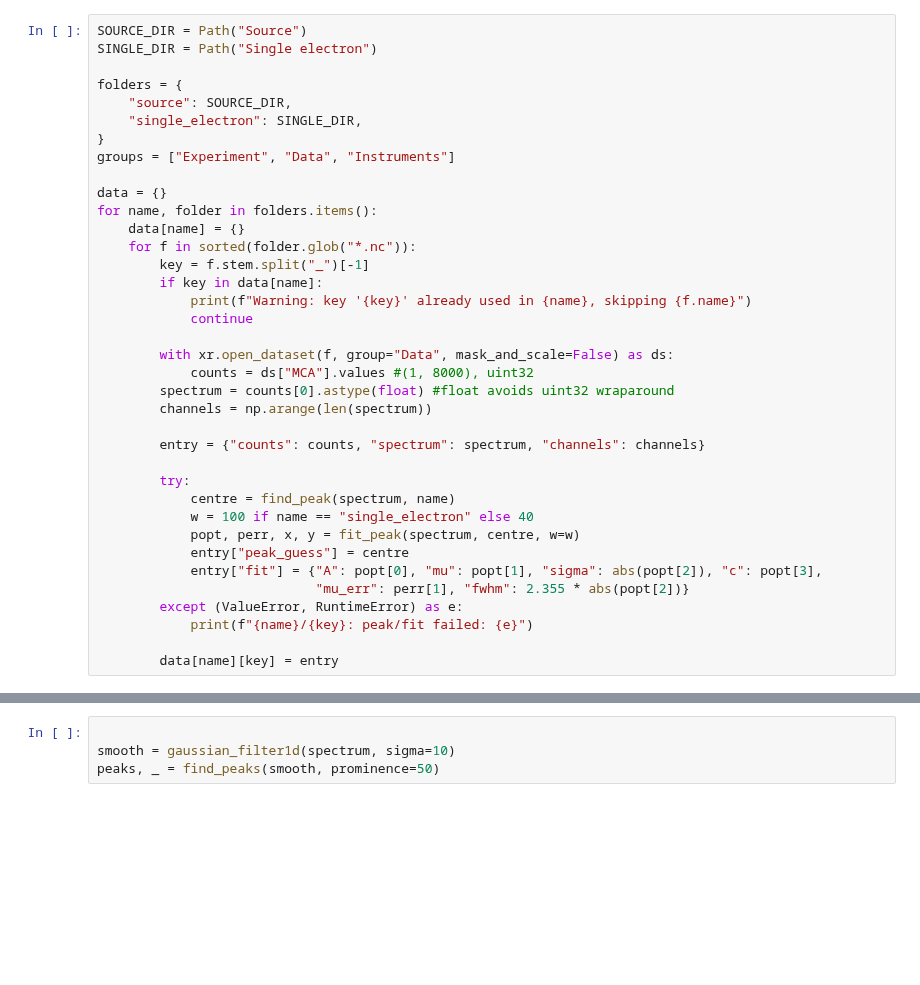
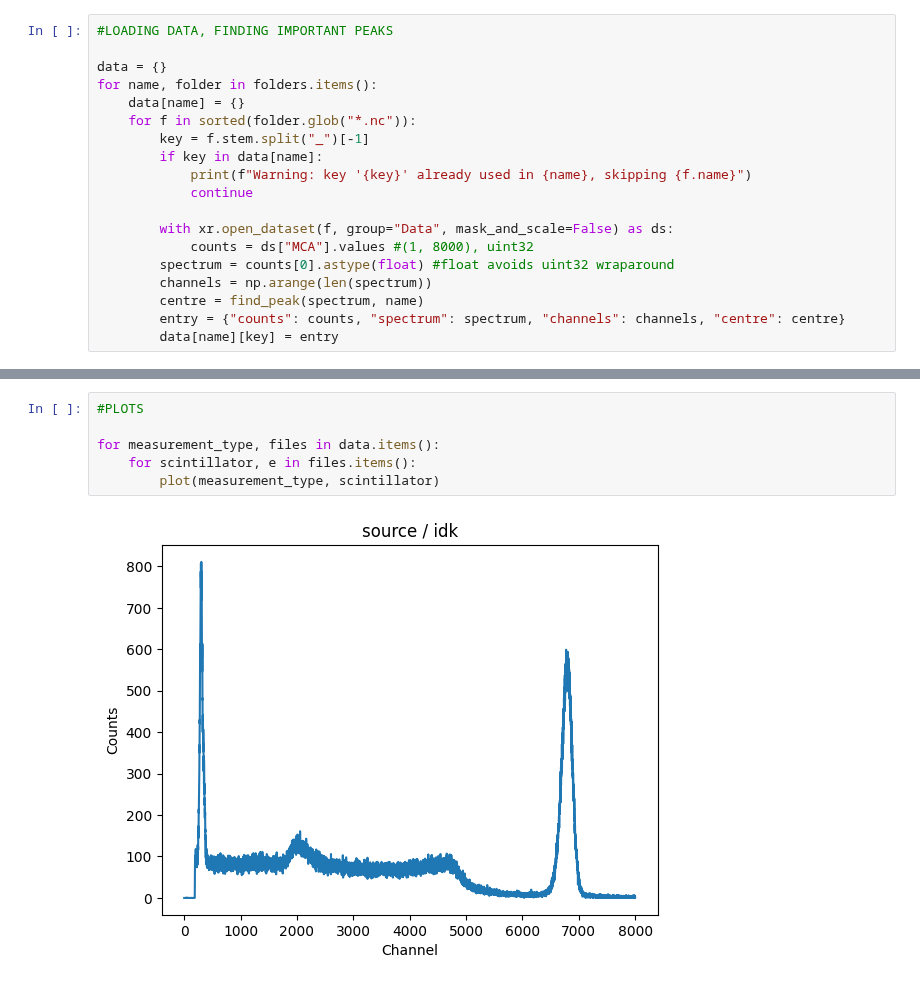
Before and after one commit to Spaantje5/Gamma-X-Ray-Spectroscopy, a Jupyter notebook: Practice run/processing.ipynb, the cells around one changed output, grey strips where cells are left out. Drawn from its saved outputs; the diff is of its cells as text; blank space fills up the shorter version.

```diff
--- a/Practice run/processing.ipynb
+++ b/Practice run/processing.ipynb
@@ -42,12 +92,5 @@ def fit_peak(spectrum, centre, w=40):
 # %%
-SOURCE_DIR = Path("Source")
-SINGLE_DIR = Path("Single electron")
-
-folders = {
-    "source": SOURCE_DIR,
-    "single_electron": SINGLE_DIR,
-}
-groups = ["Experiment", "Data", "Instruments"]
+#LOADING DATA, FINDING IMPORTANT PEAKS
 
 data = {}
 for name, folder in folders.items():
@@ -62,17 +105,6 @@ for name, folder in folders.items():
             counts = ds["MCA"].values #(1, 8000), uint32
         spectrum = counts[0].astype(float) #float avoids uint32 wraparound
         channels = np.arange(len(spectrum))
-
-        entry = {"counts": counts, "spectrum": spectrum, "channels": channels}
-
-        try:
-            centre = find_peak(spectrum, name)
-            w = 100 if name == "single_electron" else 40
-            popt, perr, x, y = fit_peak(spectrum, centre, w=w)
-            entry["peak_guess"] = centre
-            entry["fit"] = {"A": popt[0], "mu": popt[1], "sigma": abs(popt[2]), "c": popt[3],
-                            "mu_err": perr[1], "fwhm": 2.355 * abs(popt[2])}
-        except (ValueError, RuntimeError) as e:
-            print(f"{name}/{key}: peak/fit failed: {e}")
-
+        centre = find_peak(spectrum, name)
+        entry = {"counts": counts, "spectrum": spectrum, "channels": channels, "centre": centre}
         data[name][key] = entry
@@ -94,4 +111,8 @@ plot("single_electron", "naI")
-# %%
-
-smooth = gaussian_filter1d(spectrum, sigma=10)
-peaks, _ = find_peaks(smooth, prominence=50)
+# %%
+#PLOTS
+
+for measurement_type, files in data.items():
+    for scintillator, e in files.items():
+        plot(measurement_type, scintillator)
+# %% [output]
+[figure, added]
```
Also changed, not shown: parts of 10 cells of this notebook.
